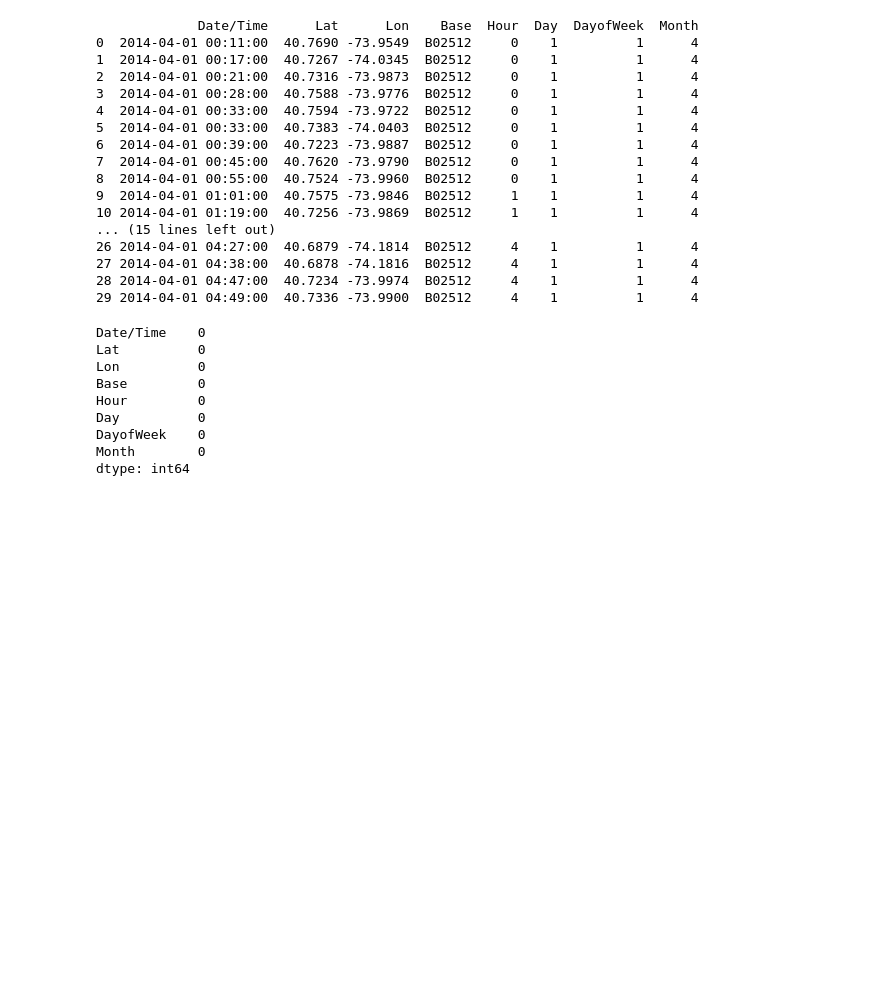
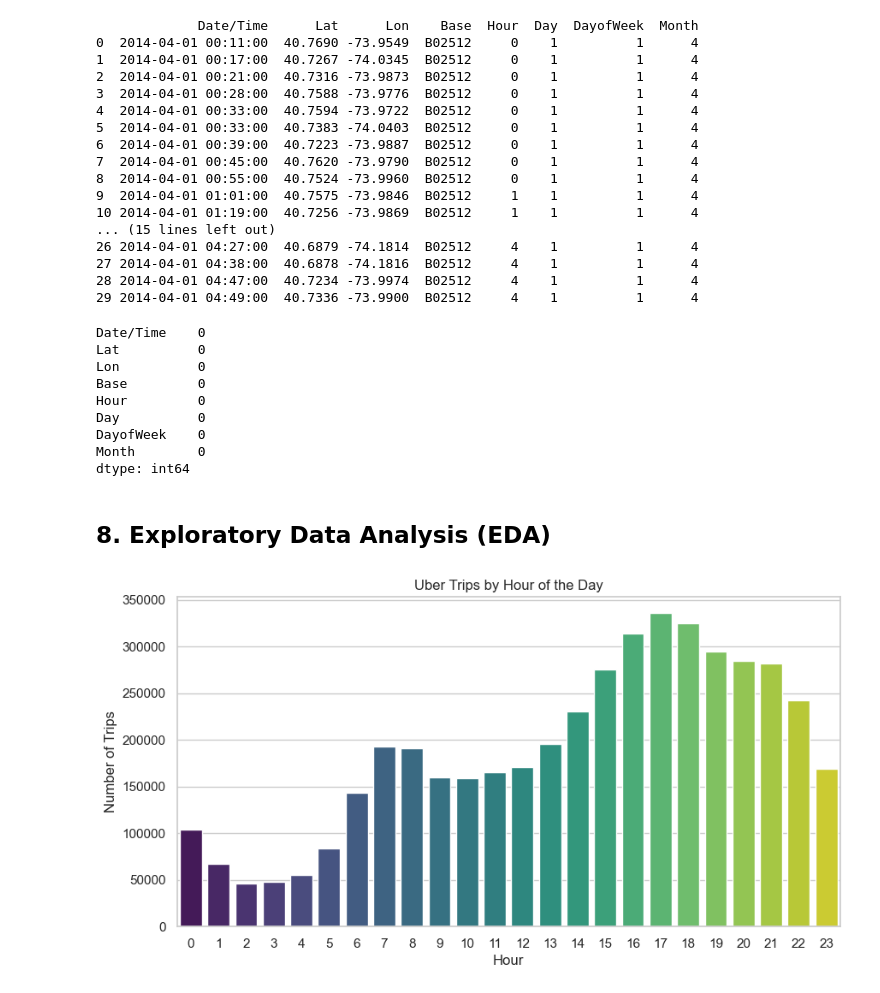
Before and after one commit to HarshaVaradhanGopal/Uber-Trip-Analysis-ML, a Jupyter notebook: Uber_Trip_Analysis.ipynb, the cells around one changed output. Cells and saved outputs as stored; diff of their text form; code cells hidden in the pictures; blank space fills up the shorter version.

Commit message:
Added exploratory data analysis with visual insights

```diff
--- a/Uber_Trip_Analysis.ipynb
+++ b/Uber_Trip_Analysis.ipynb
@@ -145,3 +145,15 @@ dtype: int64
 uber_df = uber_df.sort_values('Date/Time')
 # %%
 uber_df.to_csv("data/uber_cleaned.csv",index = False)
+# %% [markdown]
+## 8. Exploratory Data Analysis (EDA)
+# %%
+plt.figure(figsize=(10, 5))
+sns.countplot(x='Hour', data=uber_df, palette='viridis')
+plt.title('Uber Trips by Hour of the Day')
+plt.xlabel('Hour')
+plt.ylabel('Number of Trips')
+plt.savefig("results/hourly_trips.png")
+plt.show()
+# %% [output]
+[figure, added]
```
Also changed, not shown: parts of 7 cells of this notebook.
